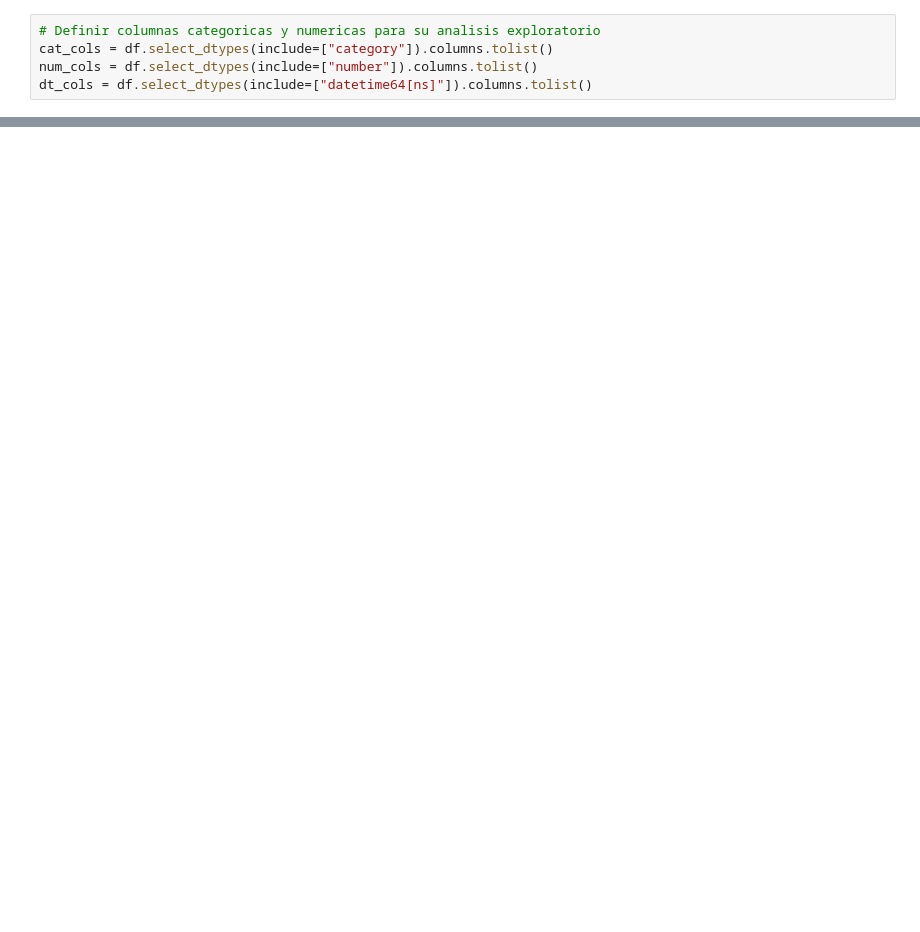
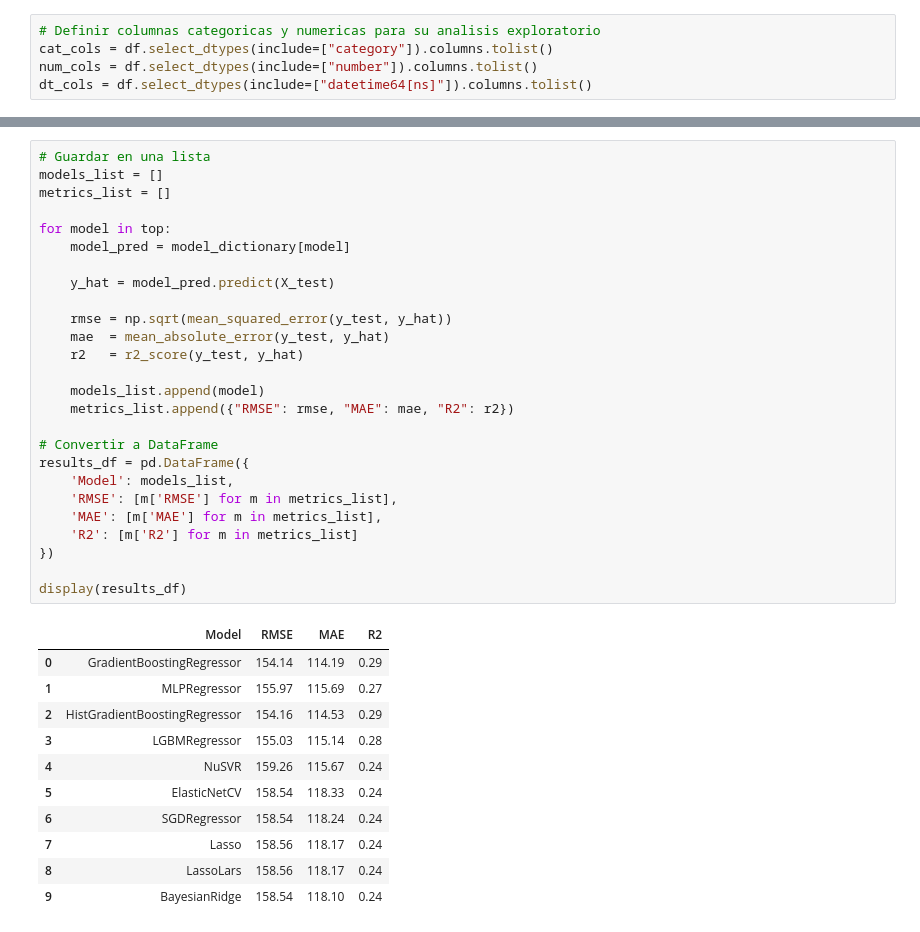
Before and after one commit to A01796029/mlops-equipo-50, a Jupyter notebook: notebooks/cs-ml-inicial.ipynb, the cells around one changed output, grey strips where cells are left out. Drawn from its saved outputs; the diff is of its cells as text; blank space fills up the shorter version.

```diff
--- a/notebooks/cs-ml-inicial.ipynb
+++ b/notebooks/cs-ml-inicial.ipynb
@@ -104,0 +152,38 @@ display(metrics_df)
+# %%
+# Guardar en una lista
+models_list = []
+metrics_list = []
+
+for model in top:
+    model_pred = model_dictionary[model]
+
+    y_hat = model_pred.predict(X_test)
+
+    rmse = np.sqrt(mean_squared_error(y_test, y_hat))
+    mae  = mean_absolute_error(y_test, y_hat)
+    r2   = r2_score(y_test, y_hat)
+
+    models_list.append(model)
+    metrics_list.append({"RMSE": rmse, "MAE": mae, "R2": r2})
+
+# Convertir a DataFrame
+results_df = pd.DataFrame({
+    'Model': models_list,
+    'RMSE': [m['RMSE'] for m in metrics_list],
+    'MAE': [m['MAE'] for m in metrics_list],
+    'R2': [m['R2'] for m in metrics_list]
+})
+
+display(results_df)
+# %% [output]
+|  | Model | RMSE | MAE | R2 |
+| 0 | GradientBoostingRegressor | 154.14 | 114.19 | 0.29 |
+| 1 | MLPRegressor | 155.97 | 115.69 | 0.27 |
+| 2 | HistGradientBoostingRegressor | 154.16 | 114.53 | 0.29 |
+| 3 | LGBMRegressor | 155.03 | 115.14 | 0.28 |
+| 4 | NuSVR | 159.26 | 115.67 | 0.24 |
+| 5 | ElasticNetCV | 158.54 | 118.33 | 0.24 |
+| 6 | SGDRegressor | 158.54 | 118.24 | 0.24 |
+| 7 | Lasso | 158.56 | 118.17 | 0.24 |
+| 8 | LassoLars | 158.56 | 118.17 | 0.24 |
+| 9 | BayesianRidge | 158.54 | 118.10 | 0.24 |
```
Also changed, not shown: parts of 17 cells of this notebook.
